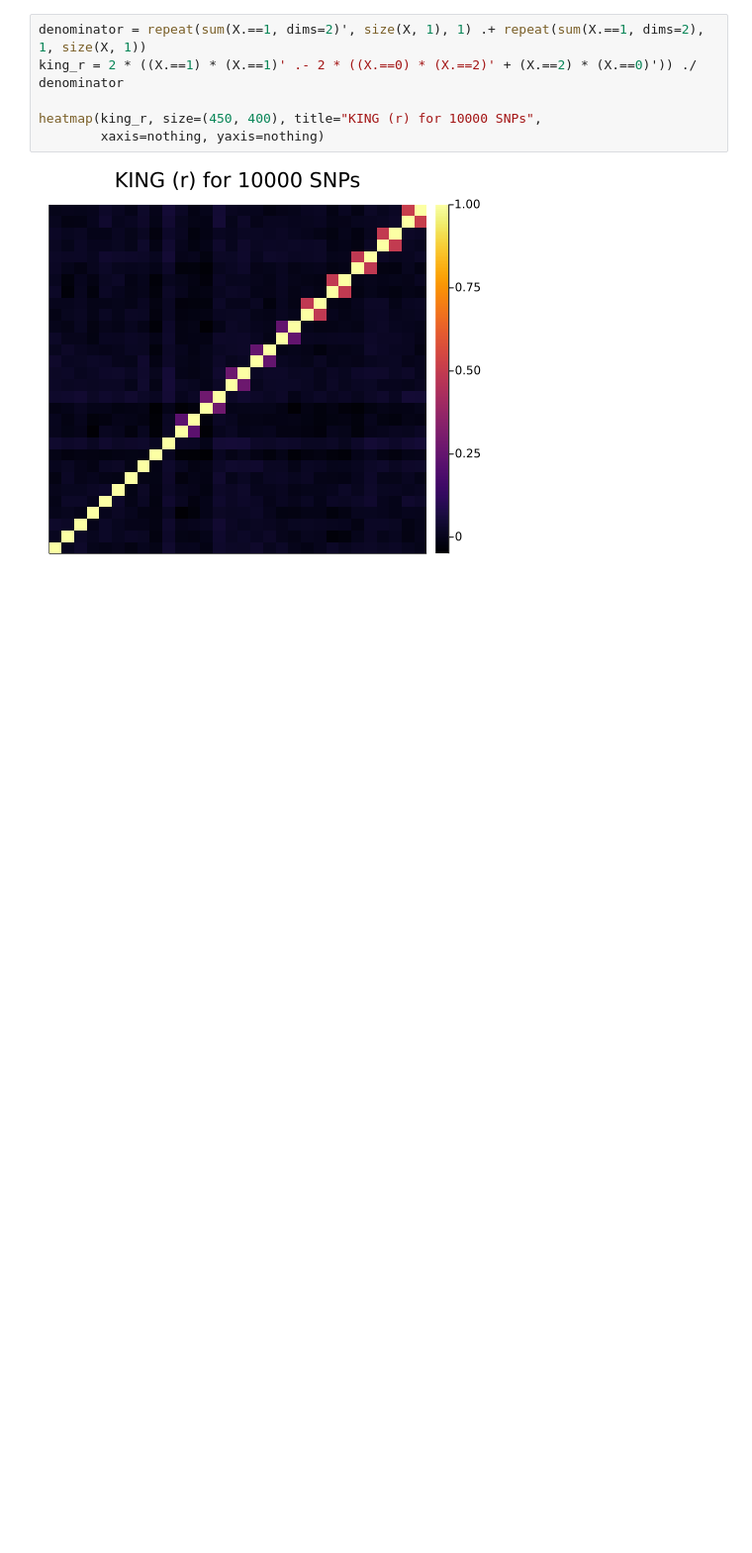
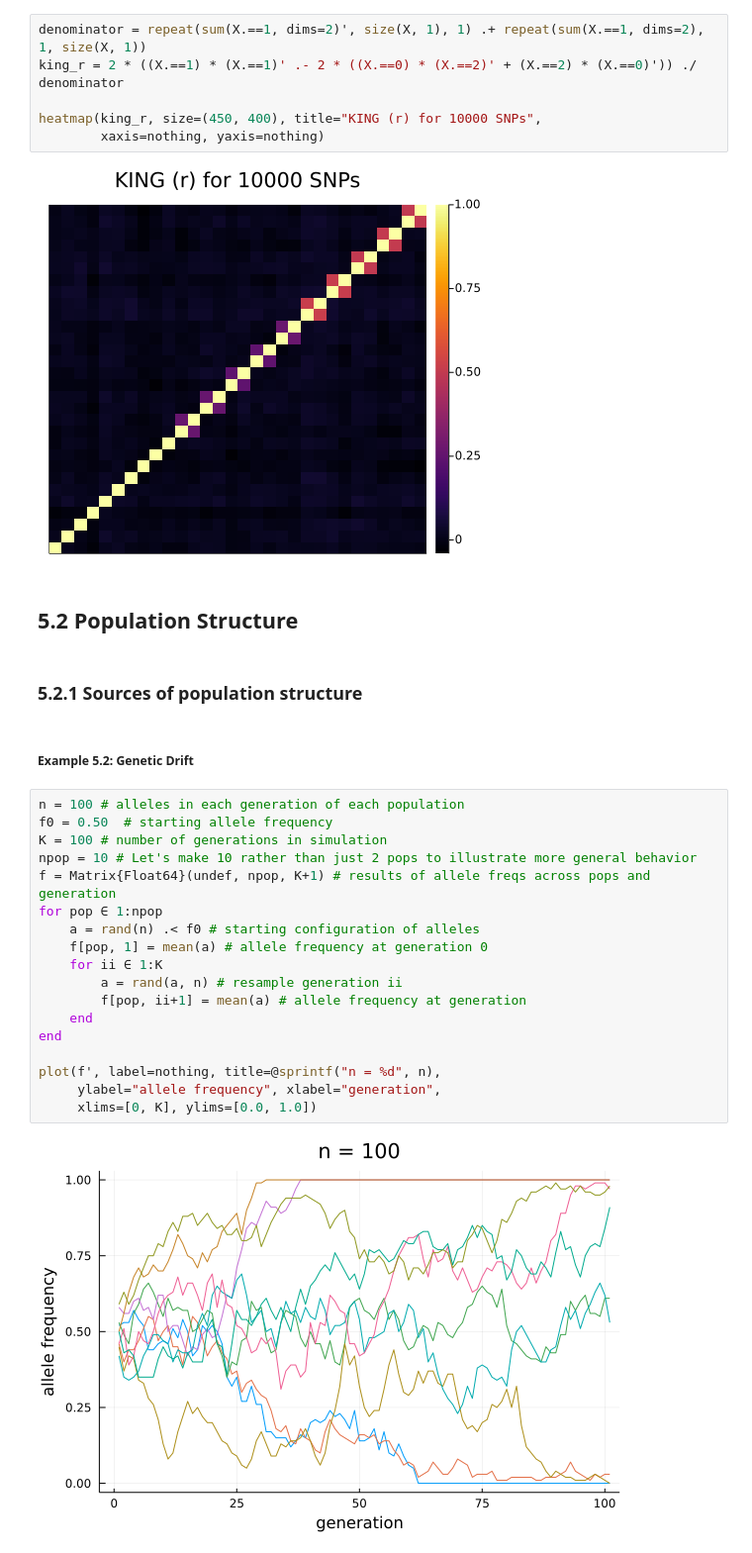
Before and after one commit to v-i-s-h/gwas-course-julia, a Jupyter notebook: julia/05.ipynb, the cells around one changed output. Shown at 99% size. Drawn from its saved outputs; the diff is of its cells as text; blank space fills up the shorter version.

```diff
--- a/julia/05.ipynb
+++ b/julia/05.ipynb
@@ -150,3 +151,29 @@ heatmap(king_r, size=(450, 400), title="KING (r) for 10000 SNPs",
         xaxis=nothing, yaxis=nothing)
 # %% [output]
 [figure]
+# %% [markdown]
+## 5.2 Population Structure
+# %% [markdown]
+### 5.2.1 Sources of population structure
+# %% [markdown]
+##### Example 5.2: Genetic Drift
+# %%
+n = 100 # alleles in each generation of each population
+f0 = 0.50  # starting allele frequency
+K = 100 # number of generations in simulation
+npop = 10 # Let's make 10 rather than just 2 pops to illustrate more general behavior
+f = Matrix{Float64}(undef, npop, K+1) # results of allele freqs across pops and generation
+for pop ∈ 1:npop
+    a = rand(n) .< f0 # starting configuration of alleles
+    f[pop, 1] = mean(a) # allele frequency at generation 0
+    for ii ∈ 1:K
+        a = rand(a, n) # resample generation ii
+        f[pop, ii+1] = mean(a) # allele frequency at generation
+    end
+end
+
+plot(f', label=nothing, title=@sprintf("n = %d", n),
+     ylabel="allele frequency", xlabel="generation",
+     xlims=[0, K], ylims=[0.0, 1.0])
+# %% [output]
+[figure, added]
```
Also changed, not shown: parts of 8 cells of this notebook, 1 other file.
